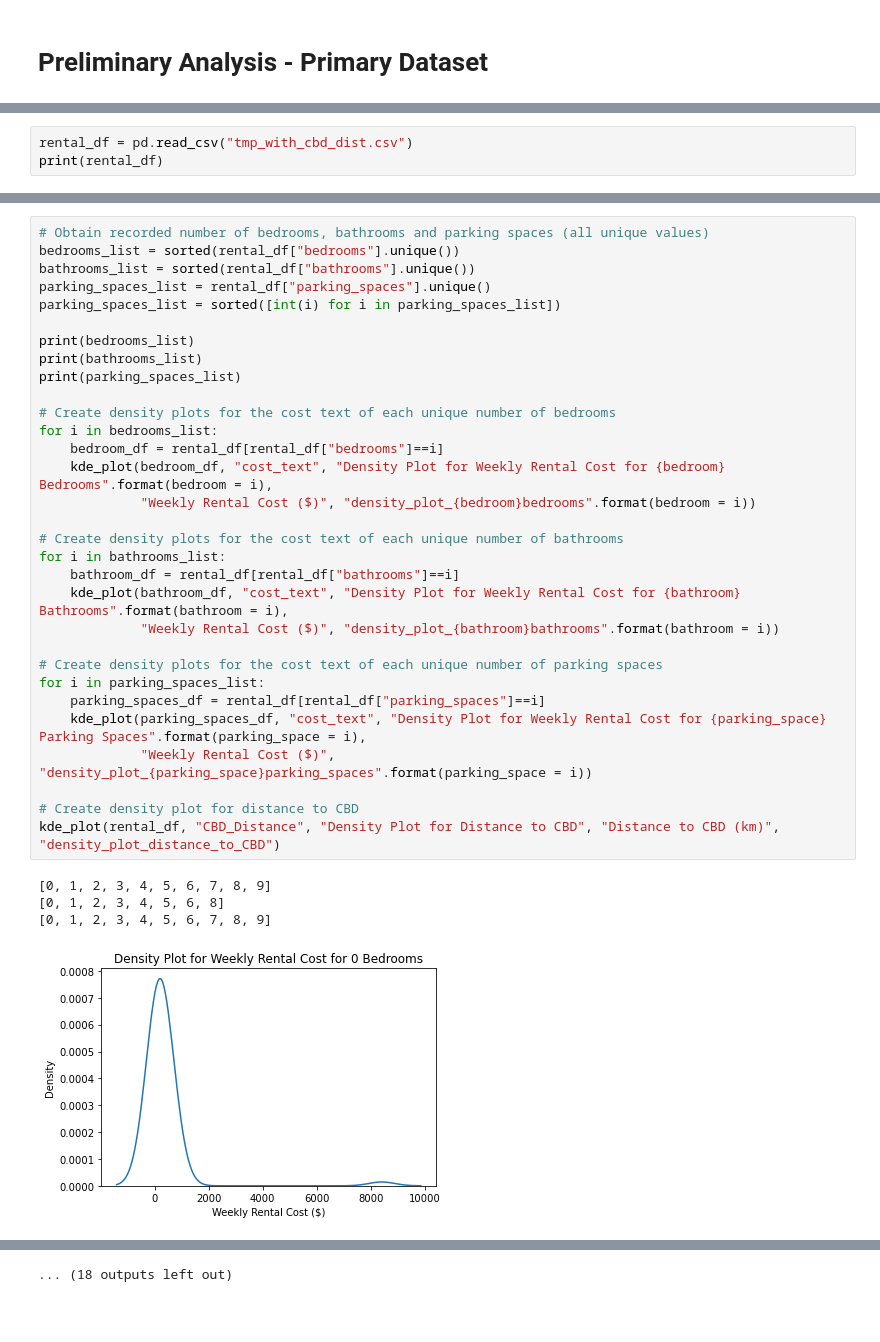
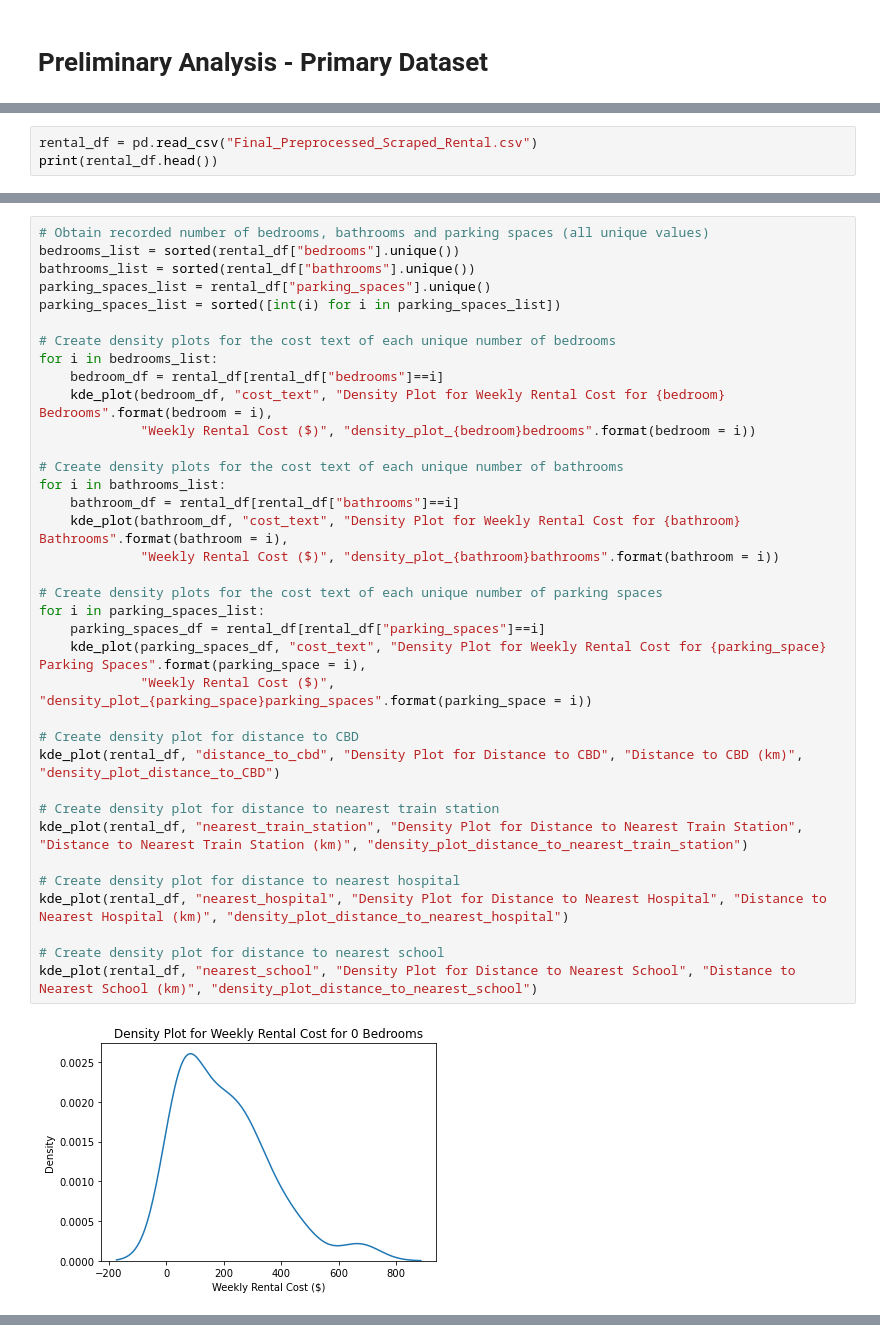
Before and after one commit to MAST30034-Applied-Data-Science/generic-real-estate-consulting-project-group-20, a Jupyter notebook: notebooks/MAST30034_Project_2_Code.ipynb, the cells around one changed output, grey strips where cells are left out. Cells and saved outputs as stored; diff of their text form; blank space fills up the shorter version.

```diff
--- a/notebooks/MAST30034_Project_2_Code.ipynb
+++ b/notebooks/MAST30034_Project_2_Code.ipynb
@@ -189,6 +190,6 @@ def colour_code(suburb):
         print(suburb)
     return colour
 # %%
-rental_df = pd.read_csv("tmp_with_cbd_dist.csv")
-print(rental_df)
+rental_df = pd.read_csv("Final_Preprocessed_Scraped_Rental.csv")
+print(rental_df.head())
 # %% [output]
@@ -212,36 +218,38 @@ print(rental_df)
 # %%
 # Obtain recorded number of bedrooms, bathrooms and parking spaces (all unique values)
 bedrooms_list = sorted(rental_df["bedrooms"].unique())
 bathrooms_list = sorted(rental_df["bathrooms"].unique())
 parking_spaces_list = rental_df["parking_spaces"].unique()
 parking_spaces_list = sorted([int(i) for i in parking_spaces_list])
-
-print(bedrooms_list)
-print(bathrooms_list)
-print(parking_spaces_list)
 
 # Create density plots for the cost text of each unique number of bedrooms
 for i in bedrooms_list:
     bedroom_df = rental_df[rental_df["bedrooms"]==i]
     kde_plot(bedroom_df, "cost_text", "Density Plot for Weekly Rental Cost for {bedroom} Bedrooms".format(bedroom = i),
              "Weekly Rental Cost ($)", "density_plot_{bedroom}bedrooms".format(bedroom = i))
 
 # Create density plots for the cost text of each unique number of bathrooms
 for i in bathrooms_list:
     bathroom_df = rental_df[rental_df["bathrooms"]==i]
     kde_plot(bathroom_df, "cost_text", "Density Plot for Weekly Rental Cost for {bathroom} Bathrooms".format(bathroom = i),
              "Weekly Rental Cost ($)", "density_plot_{bathroom}bathrooms".format(bathroom = i))
 
 # Create density plots for the cost text of each unique number of parking spaces
 for i in parking_spaces_list:
     parking_spaces_df = rental_df[rental_df["parking_spaces"]==i]
     kde_plot(parking_spaces_df, "cost_text", "Density Plot for Weekly Rental Cost for {parking_space} Parking Spaces".format(parking_space = i),
              "Weekly Rental Cost ($)", "density_plot_{parking_space}parking_spaces".format(parking_space = i))
 
 # Create density plot for distance to CBD
-kde_plot(rental_df, "CBD_Distance", "Density Plot for Distance to CBD", "Distance to CBD (km)", "density_plot_distance_to_CBD")
+kde_plot(rental_df, "distance_to_cbd", "Density Plot for Distance to CBD", "Distance to CBD (km)", "density_plot_distance_to_CBD")
+
+# Create density plot for distance to nearest train station
+kde_plot(rental_df, "nearest_train_station", "Density Plot for Distance to Nearest Train Station", "Distance to Nearest Train Station (km)", "density_plot_distance_to_nearest_train_station")
+
+# Create density plot for distance to nearest hospital
+kde_plot(rental_df, "nearest_hospital", "Density Plot for Distance to Nearest Hospital", "Distance to Nearest Hospital (km)", "density_plot_distance_to_nearest_hospital")
+
+# Create density plot for distance to nearest school
+kde_plot(rental_df, "nearest_school", "Density Plot for Distance to Nearest School", "Distance to Nearest School (km)", "density_plot_distance_to_nearest_school")
 # %% [output]
-[0, 1, 2, 3, 4, 5, 6, 7, 8, 9]
-[0, 1, 2, 3, 4, 5, 6, 8]
-[0, 1, 2, 3, 4, 5, 6, 7, 8, 9]
-[figure, old version]
+[figure, new version]
@@ -258 +265,0 @@ kde_plot(rental_df, "CBD_Distance", "Density Plot for Distance to CBD", "Distanc
-... (18 outputs left out)
```
Also changed, not shown: parts of 12 cells of this notebook.
